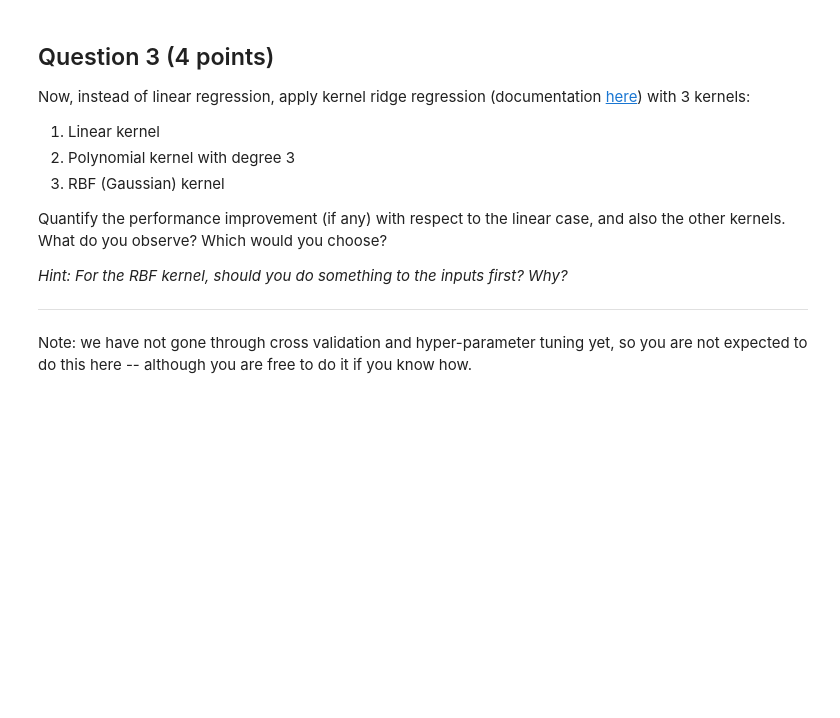
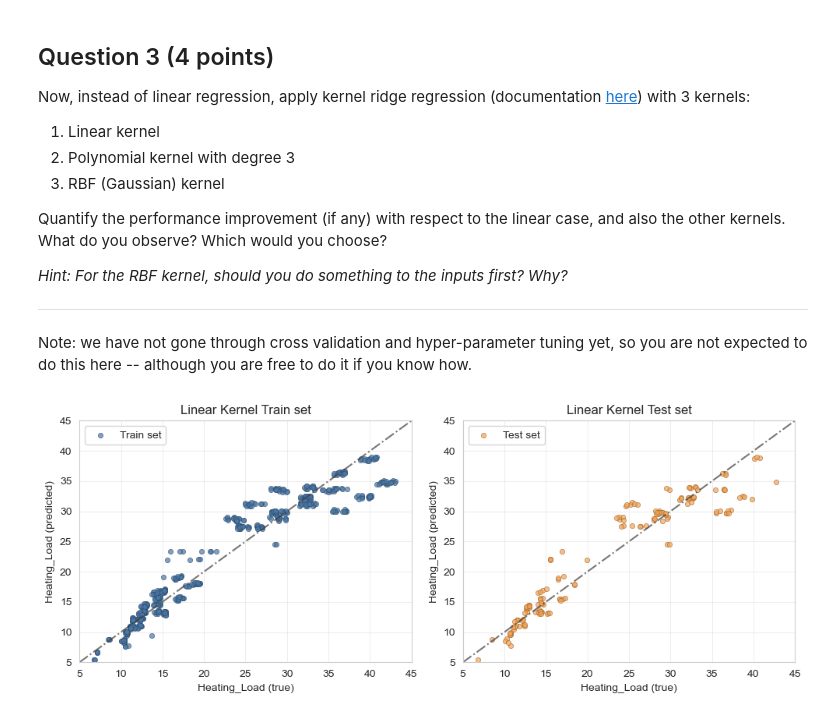
Before and after one commit to Ty1-210/learning-notes, a Jupyter notebook: DSA5102/DSA5102_Programming_Assignment-1.ipynb, the cells around one changed output. Saved outputs shown, nothing was run; the diff lists cells and outputs as text; code cells hidden in the pictures; blank space fills up the shorter version.

```diff
--- a/DSA5102/DSA5102_Programming_Assignment-1.ipynb
+++ b/DSA5102/DSA5102_Programming_Assignment-1.ipynb
@@ -345,0 +349,54 @@ Note: we have not gone through cross validation and hyper-parameter tuning yet,
+# %%
+# Linear kernel
+kr_linear = KernelRidge(kernel = 'linear') # default alpha = 1
+kr_linear.fit(x_train, y_train)
+
+y_hat_kr_linear_train = kr_linear.predict(x_train)
+y_hat_kr_linear_test = kr_linear.predict(x_test)
+# %%
+fig, ax = plt.subplots(1, 2, figsize = (10, 4))
+
+ax[0].scatter(
+    y_train,
+    y_hat_kr_linear_train,
+    s = 20,
+    alpha = 0.7,
+    color = '#4C78A8',
+    edgecolor='#2F506E',
+    linewidth=0.6,
+    label = 'Train set'
+)
+
+ax[1].scatter(
+    y_test,
+    y_hat_kr_linear_test,
+    s = 20,
+    alpha = 0.7,
+    color = '#F2A65A',
+    edgecolor='#A96728',
+    linewidth=0.6,
+    label = 'Test set'
+)
+
+for a in ax:
+    a.set_xlabel(f'{outputs} (true)')
+    a.set_ylabel(f'{outputs} (predicted)')
+    a.set_xlim(5, 45)
+    a.set_ylim(5, 45)
+    a.plot(
+        a.get_xlim(),
+        a.get_ylim(),
+        ls = '-.',
+        c = '#3D3D3D',
+        alpha = 0.7,
+    )
+    a.legend()
+
+ax[0].set_title('Linear Kernel Train set')
+ax[1].set_title('Linear Kernel Test set')
+
+
+fig.tight_layout()
+plt.show()
+# %% [output]
+[figure, added]
```
Also changed, not shown: parts of 6 cells of this notebook.
